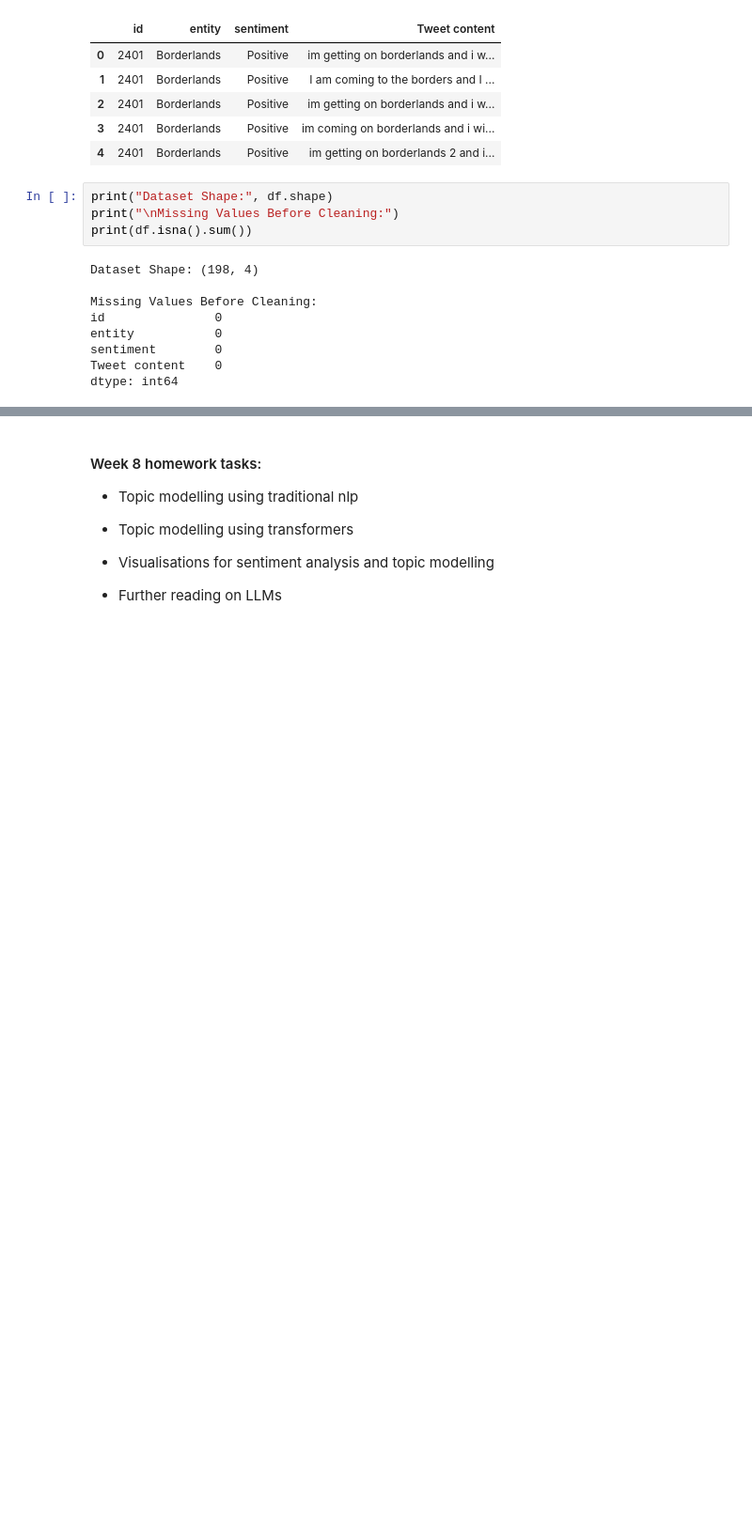
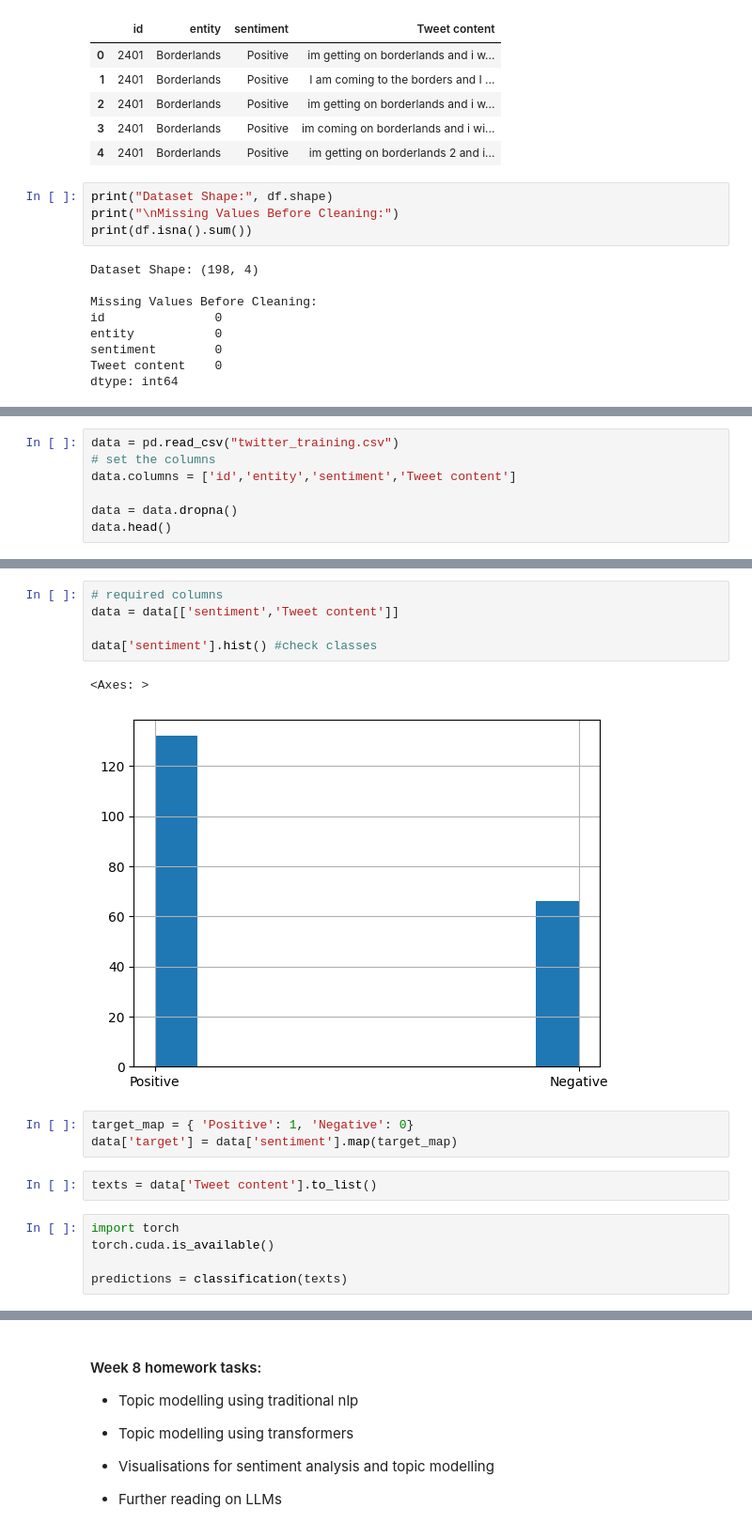
Before and after one commit to fonkerina/Data-Science-Journey, a Jupyter notebook: Week 8/NLP.ipynb, the cells around one changed output, grey strips where cells are left out. Shown at 94% size. Cells and saved outputs as stored; diff of their text form; blank space fills up the shorter version.

```diff
--- a/Week 8/NLP.ipynb
+++ b/Week 8/NLP.ipynb
@@ -62,0 +206,7 @@ def clean_text(text):
+# %%
+data = pd.read_csv("twitter_training.csv")
+# set the columns
+data.columns = ['id','entity','sentiment','Tweet content']
+
+data = data.dropna()
+data.head()
@@ -62,0 +220,18 @@ def clean_text(text):
+# %%
+# required columns
+data = data[['sentiment','Tweet content']]
+
+data['sentiment'].hist() #check classes
+# %% [output]
+<Axes: >
+[figure, added]
+# %%
+target_map = { 'Positive': 1, 'Negative': 0}
+data['target'] = data['sentiment'].map(target_map)
+# %%
+texts = data['Tweet content'].to_list()
+# %%
+import torch
+torch.cuda.is_available()
+
+predictions = classification(texts)
```
Also changed, not shown: parts of 17 cells of this notebook, 1 other file.
